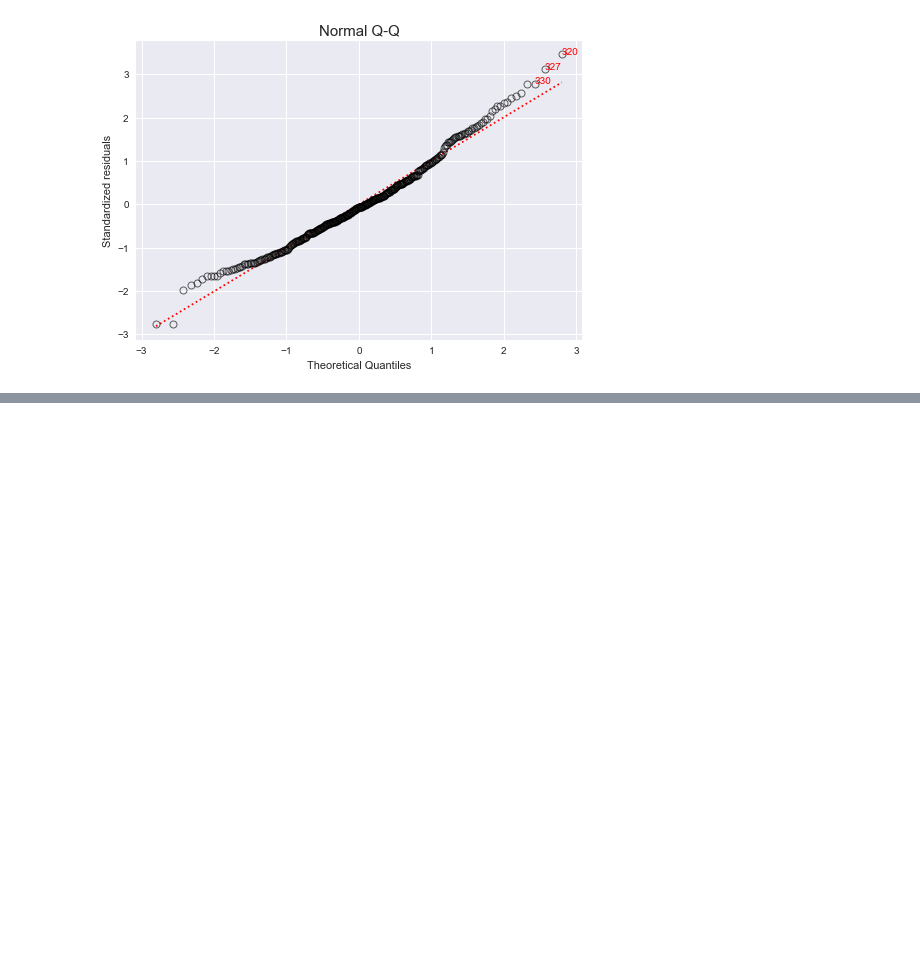
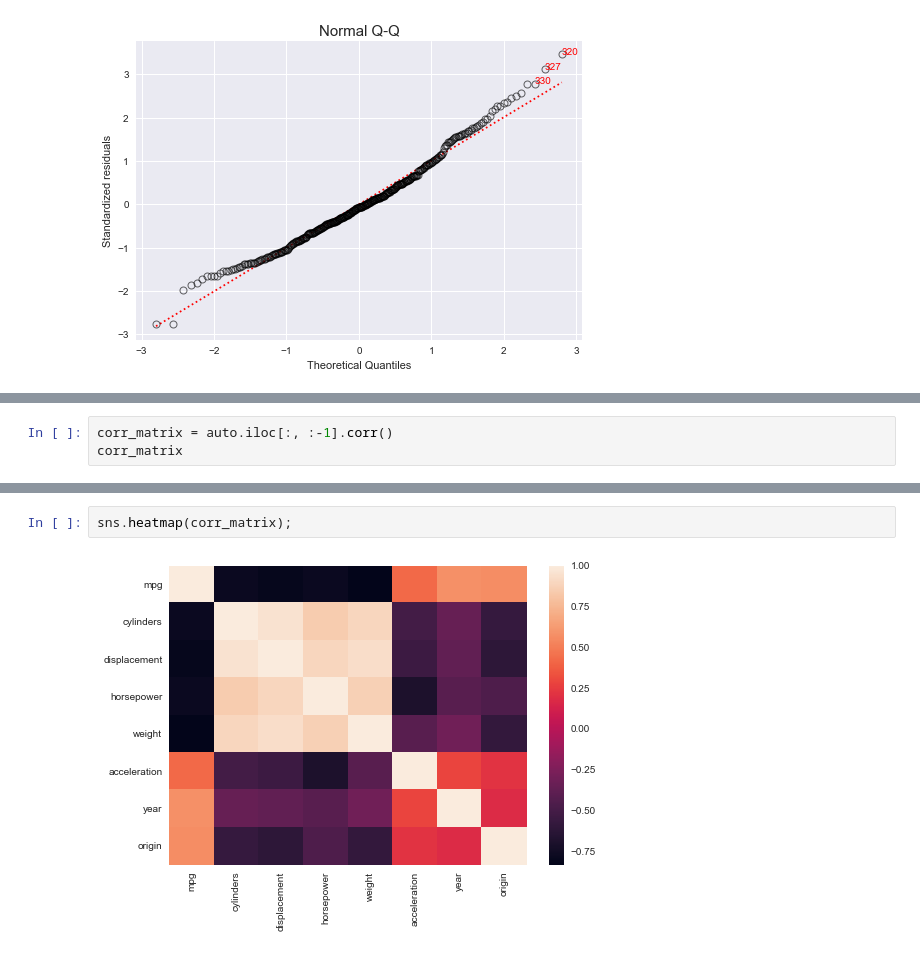
Before and after one commit to chenyulue/ISLP, a Jupyter notebook: Ch03-Linear_Regression_Exercises.ipynb, the cells around one changed output, grey strips where cells are left out. Saved outputs shown, nothing was run; the diff lists cells and outputs as text; blank space fills up the shorter version.

```diff
--- a/Ch03-Linear_Regression_Exercises.ipynb
+++ b/Ch03-Linear_Regression_Exercises.ipynb
@@ -340,0 +357,3 @@ dir(lmdiag)
+# %%
+corr_matrix = auto.iloc[:, :-1].corr()
+corr_matrix
@@ -340,0 +370,4 @@ dir(lmdiag)
+# %%
+sns.heatmap(corr_matrix);
+# %% [output]
+[figure, added]
```
Also changed, not shown: parts of 16 cells of this notebook.
